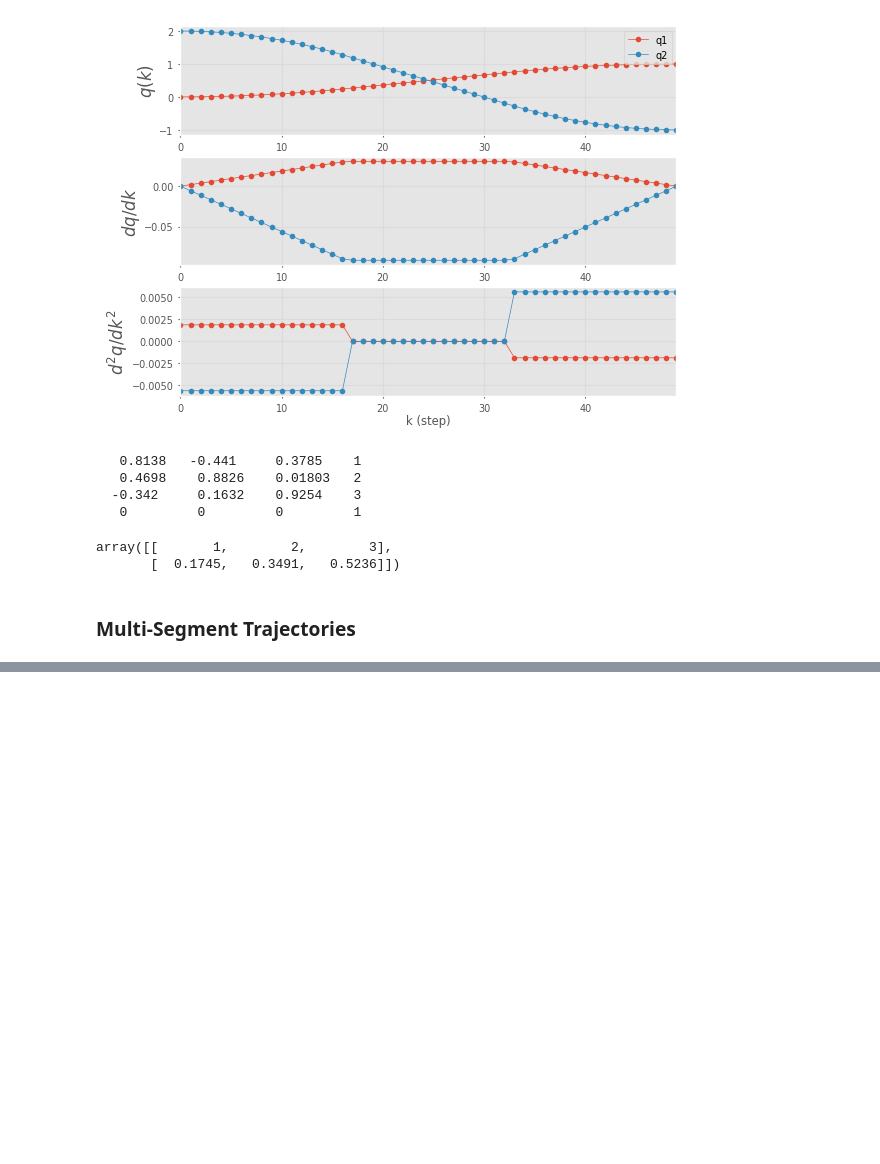
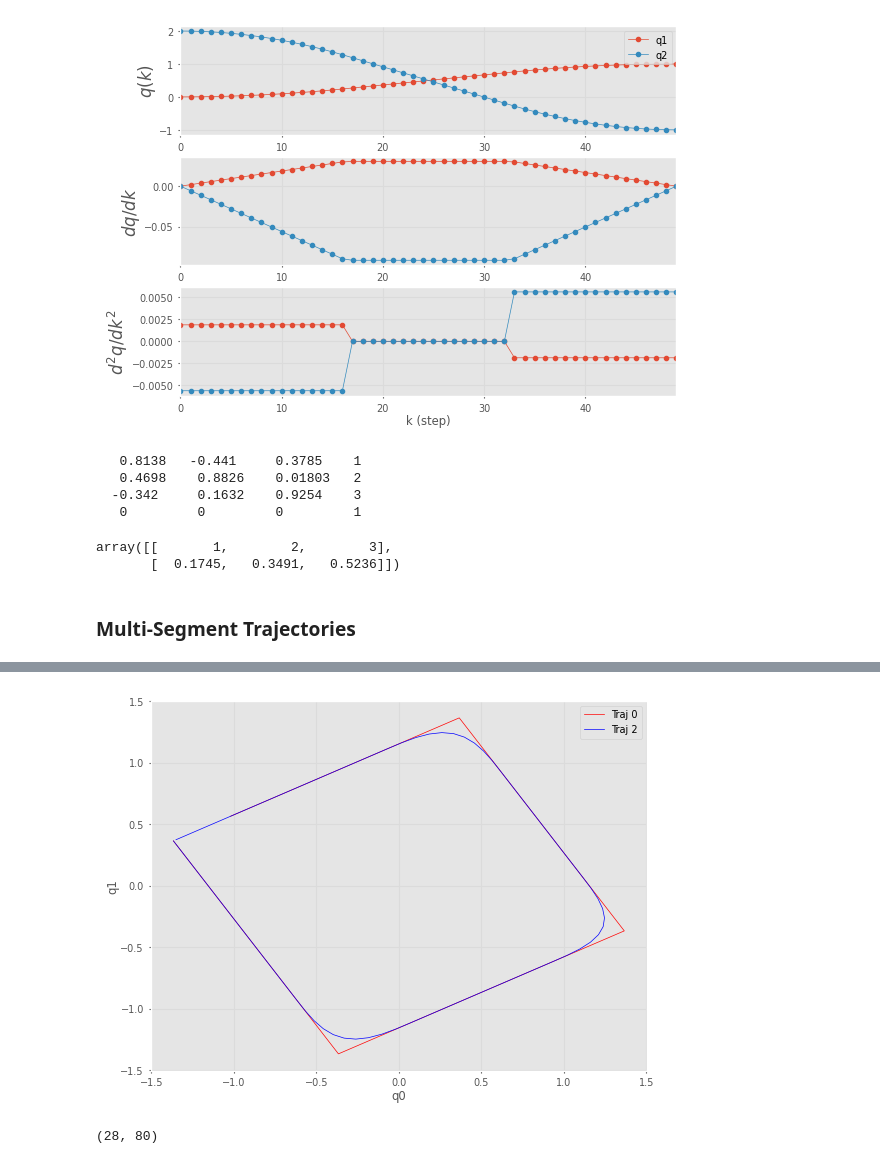
Before and after one commit to Sann-Htet/Robotics-Vision-and-Control-Fundamental-Algorithms-in-Python, a Jupyter notebook: Chapter03/Creating_Time-Varying_Pose.ipynb, the cells around one changed output, grey strips where cells are left out. Drawn from its saved outputs; the diff is of its cells as text; code cells hidden in the pictures; blank space fills up the shorter version.

```diff
--- a/Chapter03/Creating_Time-Varying_Pose.ipynb
+++ b/Chapter03/Creating_Time-Varying_Pose.ipynb
@@ -125,3 +127,8 @@ array([[       1,        2,        3],
        [  0.1745,   0.3491,   0.5236]])
 # %% [markdown]
 ### Multi-Segment Trajectories
+# %%
+via = SO2(30, unit="deg") * np.array([
+    [-1, 1, 1, -1, -1], [1, 1, -1, -1, 1]
+])
+via.T
@@ -127,0 +141,3 @@ array([[       1,        2,        3],
+# %%
+traj0 = mstraj(via.T, dt=0.2, tacc=0, qdmax=[2, 1])
+traj0.q
@@ -127,0 +162,17 @@ array([[       1,        2,        3],
+# %%
+traj2 = mstraj(via.T, dt=0.2, tacc=2, qdmax=[2, 1])
+# %%
+plt.figure()
+plt.plot(traj0.q[:, 0], traj0.q[:, 1], color="red", label="Traj 0")
+plt.plot(traj2.q[:, 0], traj2.q[:, 1], color="blue", label="Traj 2")
+plt.xlabel("q0")
+plt.ylabel("q1")
+plt.legend()
+plt.grid(True)
+plt.show()
+# %% [output]
+[figure, added]
+# %%
+len(traj0), len(traj2)
+# %% [output]
+(28, 80)
```
Also changed, not shown: parts of 18 cells of this notebook.
